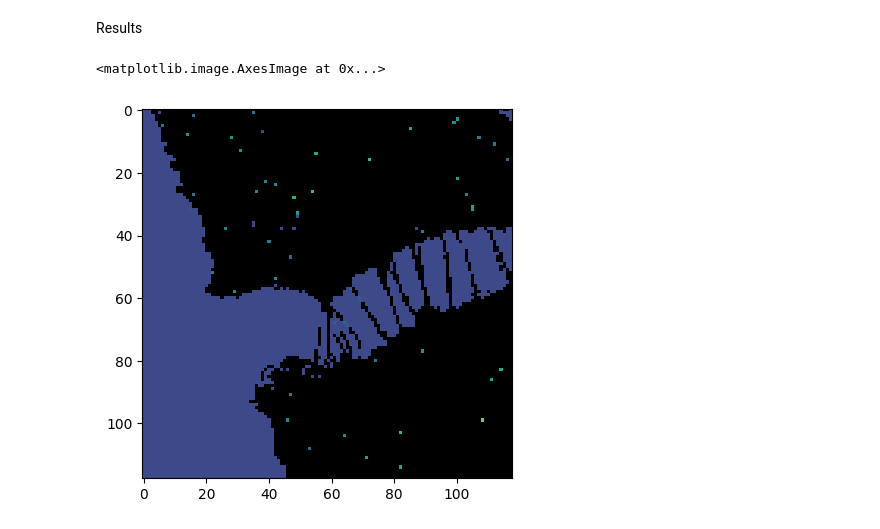
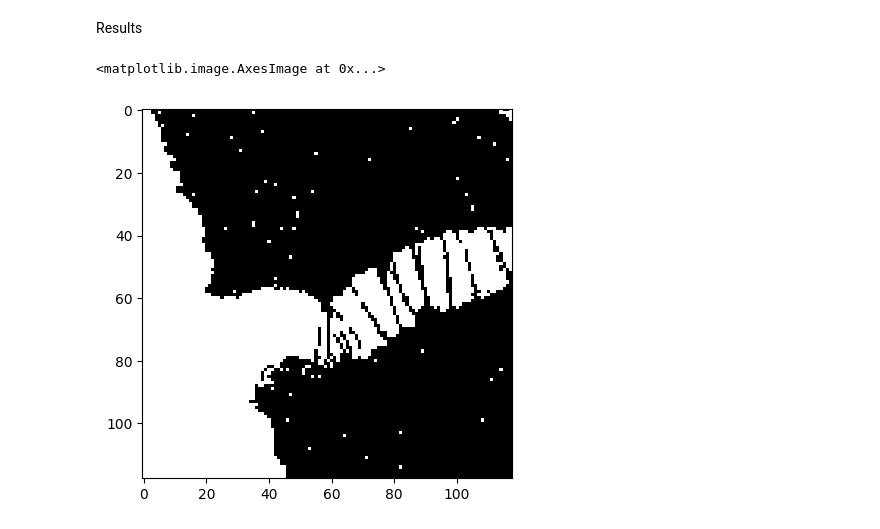
Before and after one commit to mcanoibec/fast_smart_scanning, a Jupyter notebook: work_directory/other_examples/NN_Smart_Drive_Bueno.ipynb, the cells around one changed output. Drawn from its saved outputs; the diff is of its cells as text; code cells hidden in the pictures.

```diff
--- a/work_directory/other_examples/NN_Smart_Drive_Bueno.ipynb
+++ b/work_directory/other_examples/NN_Smart_Drive_Bueno.ipynb
@@ -274,20 +285,20 @@ Results
 # %%
 recon_nometal_index=(np.array(cell_index)[train_index])
 
 no_cell=np.arange(nu_dim**2)
 substrate=[]
 [substrate.append(x) for x in no_cell if x not in cell_index]
 recon_index=np.append(recon_nometal_index, substrate)
 
 
 train_img=np.zeros(nu_dim**2)
 for i in recon_index:
-    train_img[i]=y.iloc[i]
+    train_img[i]=1
 train_img=train_img.reshape(nu_dim,nu_dim)
-plt.imshow(train_img, vmin=-1, vmax=8, cmap=newcmp)
+plt.imshow(train_img,cmap='gray')
 # %% [output]
 <matplotlib.image.AxesImage at 0x...>
-[figure, old version]
+[figure, new version]
 # %%
 y_coord, x_coord= np.unravel_index(recon_index, (nu_dim, nu_dim))
 init_pattern=np.column_stack((y_coord, x_coord))
```
Also changed, not shown: parts of 7 cells of this notebook, 2 other files.
